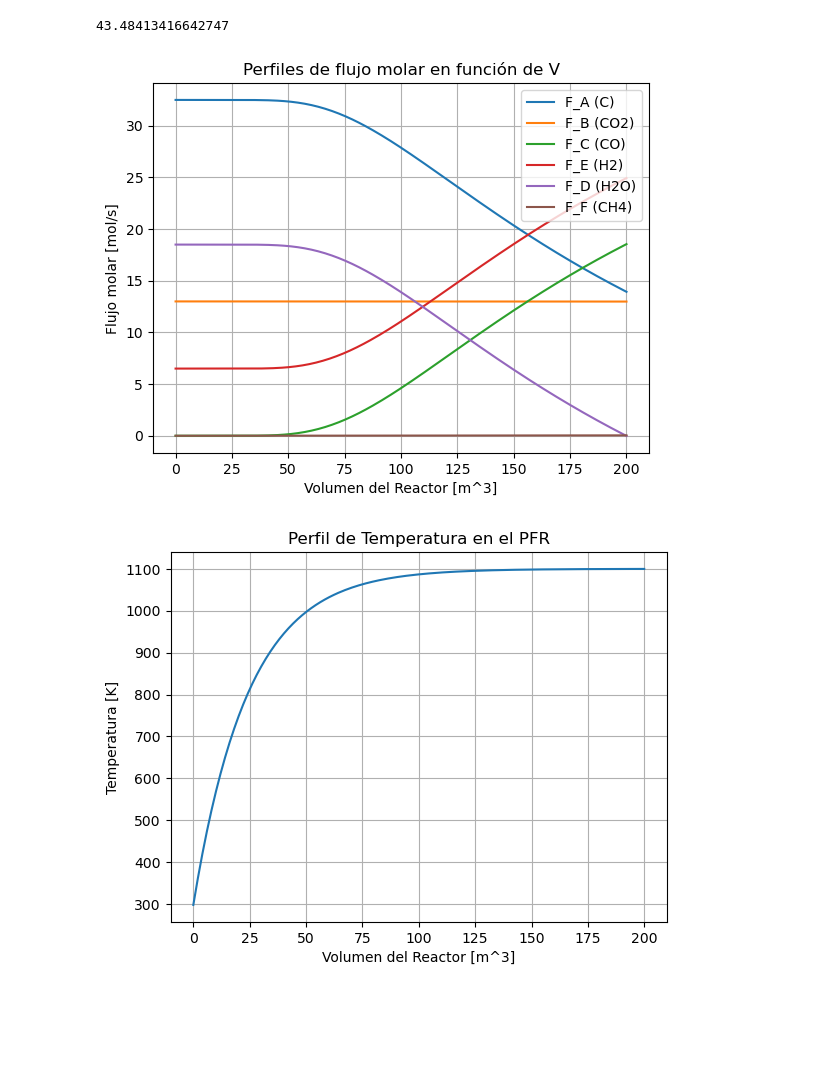
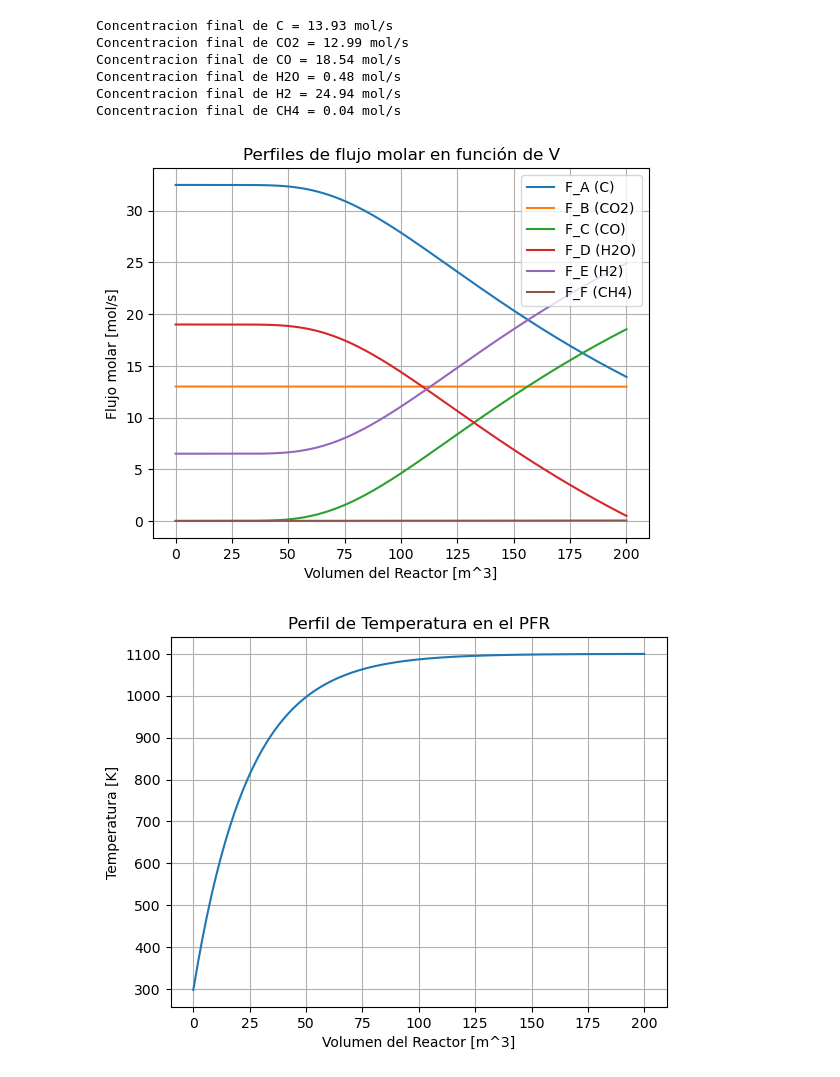
Before and after one commit to Aguiario/Chemical_reaction_engineering, a Jupyter notebook: Gasifier/Isotermico.ipynb, the cells around one changed output. Saved outputs shown, nothing was run; the diff lists cells and outputs as text; code cells hidden in the pictures; blank space fills up the shorter version.

```diff
--- a/Gasifier/Isotermico.ipynb
+++ b/Gasifier/Isotermico.ipynb
@@ -237,35 +237,45 @@ T_profile  = sol_eval[6]
 FA_final = FA_profile[-1]
 X_final = (FA0 - FA_final) / FA0
 
 #print(f"Conversión final de A (C) = {X_final:.3f}")
 #print(f"Temperatura de salida = {T_profile[-1]:.2f} K")
-print(FC_profile[-1] + FE_profile[-1])
+print(f"Concentracion final de C = {FA_profile[-1]:.2f} mol/s")
+print(f"Concentracion final de CO2 = {FB_profile[-1]:.2f} mol/s")
+print(f"Concentracion final de CO = {FC_profile[-1]:.2f} mol/s")
+print(f"Concentracion final de H2O = {FD_profile[-1]+6:.2f} mol/s")
+print(f"Concentracion final de H2 = {FE_profile[-1]:.2f} mol/s")
+print(f"Concentracion final de CH4 = {FF_profile[-1]:.2f} mol/s")
 
 # ------------------------------------------------------------
 # 5. GRÁFICAS
 # ------------------------------------------------------------
 plt.figure()
 plt.plot(V_eval, FA_profile, label='F_A (C)')
 plt.plot(V_eval, FB_profile, label='F_B (CO2)')
 plt.plot(V_eval, FC_profile, label='F_C (CO)')
+plt.plot(V_eval, FD_profile+6, label='F_D (H2O)')
 plt.plot(V_eval, FE_profile, label='F_E (H2)')
-plt.plot(V_eval, FD_profile+5.5, label='F_D (H2O)')
 plt.plot(V_eval, FF_profile, label='F_F (CH4)')
 plt.xlabel('Volumen del Reactor [m^3]')
 plt.ylabel('Flujo molar [mol/s]')
 plt.title('Perfiles de flujo molar en función de V')
 plt.legend()
 plt.grid(True)
 plt.show()
 
 plt.figure()
 plt.plot(V_eval, T_profile, label='Temperatura')
 plt.xlabel('Volumen del Reactor [m^3]')
 plt.ylabel('Temperatura [K]')
 plt.title('Perfil de Temperatura en el PFR')
 plt.grid(True)
 plt.show()
 # %% [output]
-43.48413416642747
+Concentracion final de C = 13.93 mol/s
+Concentracion final de CO2 = 12.99 mol/s
+Concentracion final de CO = 18.54 mol/s
+Concentracion final de H2O = 0.48 mol/s
+Concentracion final de H2 = 24.94 mol/s
+Concentracion final de CH4 = 0.04 mol/s
-[figure, old version]
+[figure, new version]
 [figure]
```
Also changed, not shown: 1 other file.
